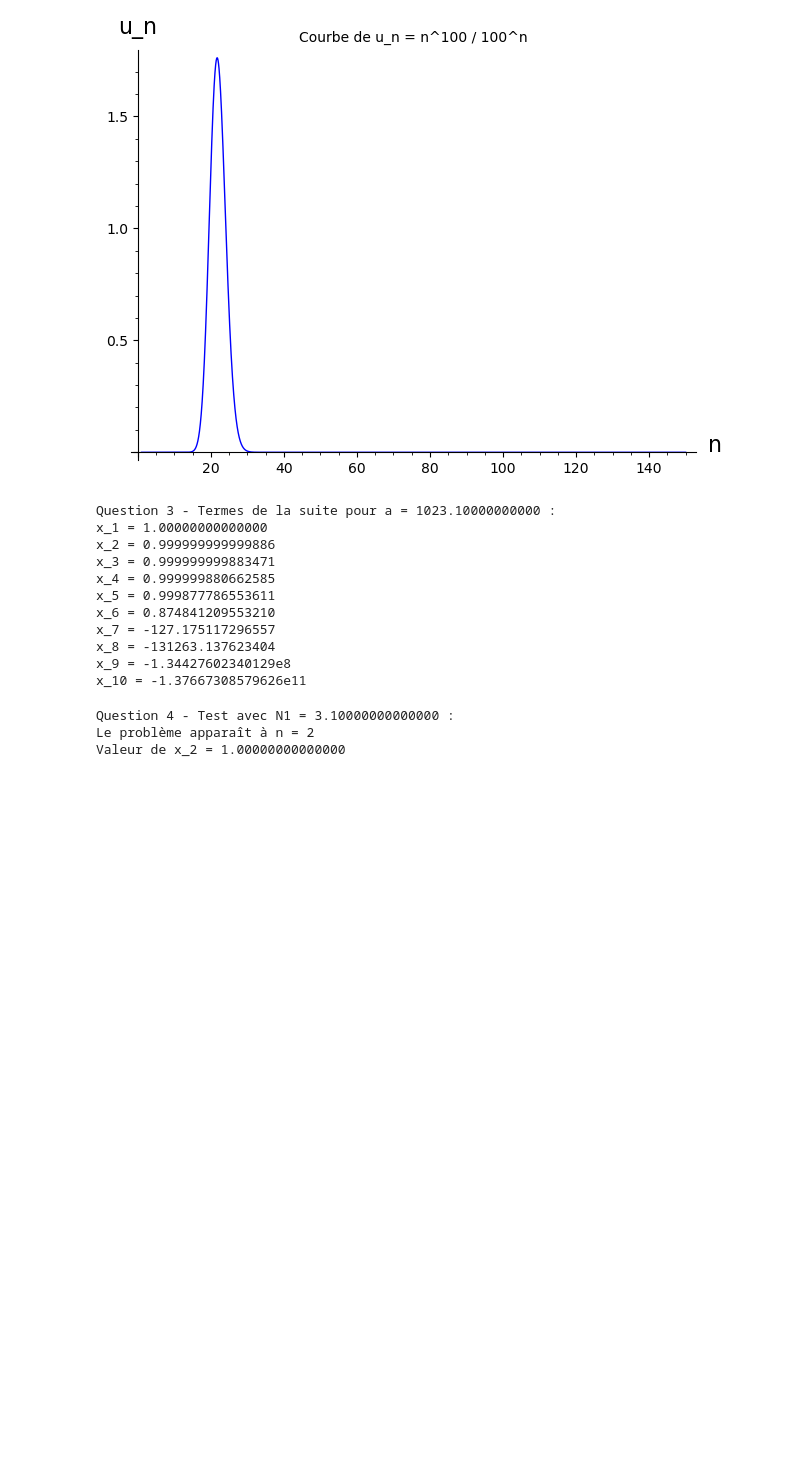
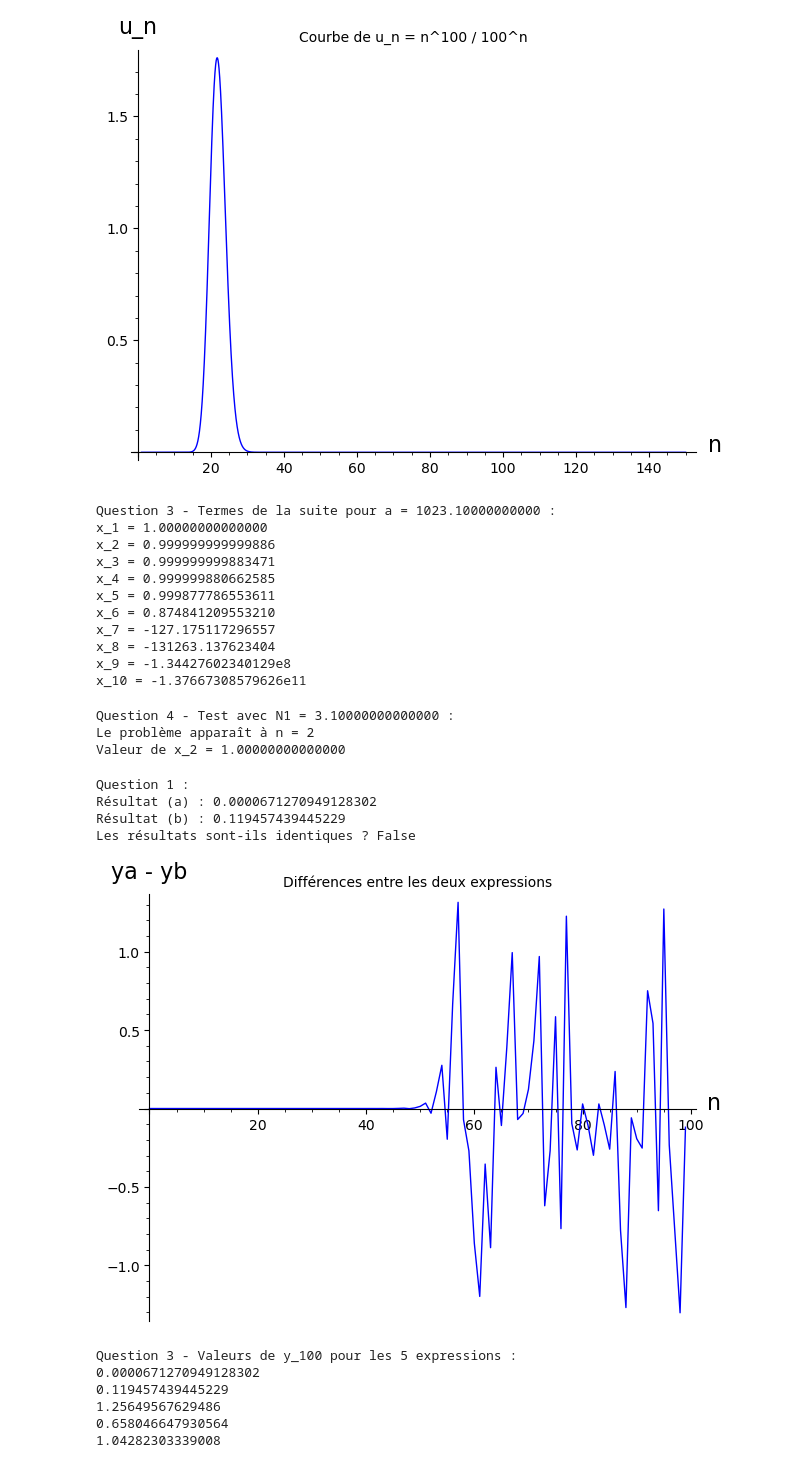
Before and after one commit to Bakame03/Mathematics_Python, a Jupyter notebook: MathematiqueDiscrete/S2_R2_09_Methodes_Numeriques/TP2/R2.09-TP2-NGANJI-Aldo-Alex.ipynb, the cells around one changed output. Saved outputs shown, nothing was run; the diff lists cells and outputs as text; code cells hidden in the pictures; blank space fills up the shorter version.

```diff
--- a/MathematiqueDiscrete/S2_R2_09_Methodes_Numeriques/TP2/R2.09-TP2-NGANJI-Aldo-Alex.ipynb
+++ b/MathematiqueDiscrete/S2_R2_09_Methodes_Numeriques/TP2/R2.09-TP2-NGANJI-Aldo-Alex.ipynb
@@ -201,3 +201,80 @@ for n, val in enumerate(termes_N1):
 Question 4 - Test avec N1 = 3.10000000000000 :
 Le problème apparaît à n = 2
 Valeur de x_2 = 1.00000000000000
+# %%
+a = 3.0
+y0 = 0.5
+
+# (a) Calcul avec y_{n+1} = (a+1)y_n - a*y_n^2
+ya = y0
+for i in range(100):
+    ya = (a + 1) * ya - a * (ya^2)
+
+# (b) Calcul avec y_{n+1} = (a+1)y_n - a*(y_n)*y_n
+yb = y0
+for i in range(100):
+    yb = (a + 1) * yb - a * (yb) * yb
+
+print(f"Question 1 :")
+print(f"Résultat (a) : {ya}")
+print(f"Résultat (b) : {yb}")
+print(f"Les résultats sont-ils identiques ? {ya == yb}")
+# %% [output]
+Question 1 :
+Résultat (a) : 0.0000671270949128302
+Résultat (b) : 0.119457439445229
+Les résultats sont-ils identiques ? False
+# %%
+def dif(a, n):
+    y0 = 0.5
+    ya = y0
+    yb = y0
+    differences = []
+
+    for i in range(n):
+        # Formule (a)
+        ya = (a + 1) * ya - a * (ya^2)
+        # Formule (b)
+        yb = (a + 1) * yb - a * (yb) * yb
+        # Stockage de la différence
+        differences.append(ya - yb)
+
+    # Création du graphique
+    return list_plot(differences, plotjoined=True, title="Différences entre les deux expressions",
+                     axes_labels=['n', 'ya - yb'])
+
+# Affichage du graphique pour n=100
+show(dif(3.0, 100))
+# %% [output]
+[figure, added]
+# %%
+def Yn(n):
+    a = 3.0
+    # Initialisation des 5 variantes avec y0 = 0.5
+    y_vals = [0.5] * 5
+
+    for i in range(n):
+        y = y_vals
+
+        y_next = [
+            (a + 1) * y[0] - a * (y[0]^2),        # (a)
+            (a + 1) * y[1] - a * (y[1]) * y[1],   # (b)
+            ((a + 1) - a * y[2]) * y[2],          # (c)
+            a * y[3] + (1 - a * y[3]) * y[3],     # (d)
+            y[4] + a * (y[4] - y[4]^2)            # (e)
+        ]
+        y_vals = y_next
+
+    return y_vals
+
+print(f"Question 3 - Valeurs de y_100 pour les 5 expressions :")
+resultats_100 = Yn(100)
+for i, val in enumerate(resultats_100):
+    print(val)
+# %% [output]
+Question 3 - Valeurs de y_100 pour les 5 expressions :
+0.0000671270949128302
+0.119457439445229
+1.25649567629486
+0.658046647930564
+1.04282303339008
```
